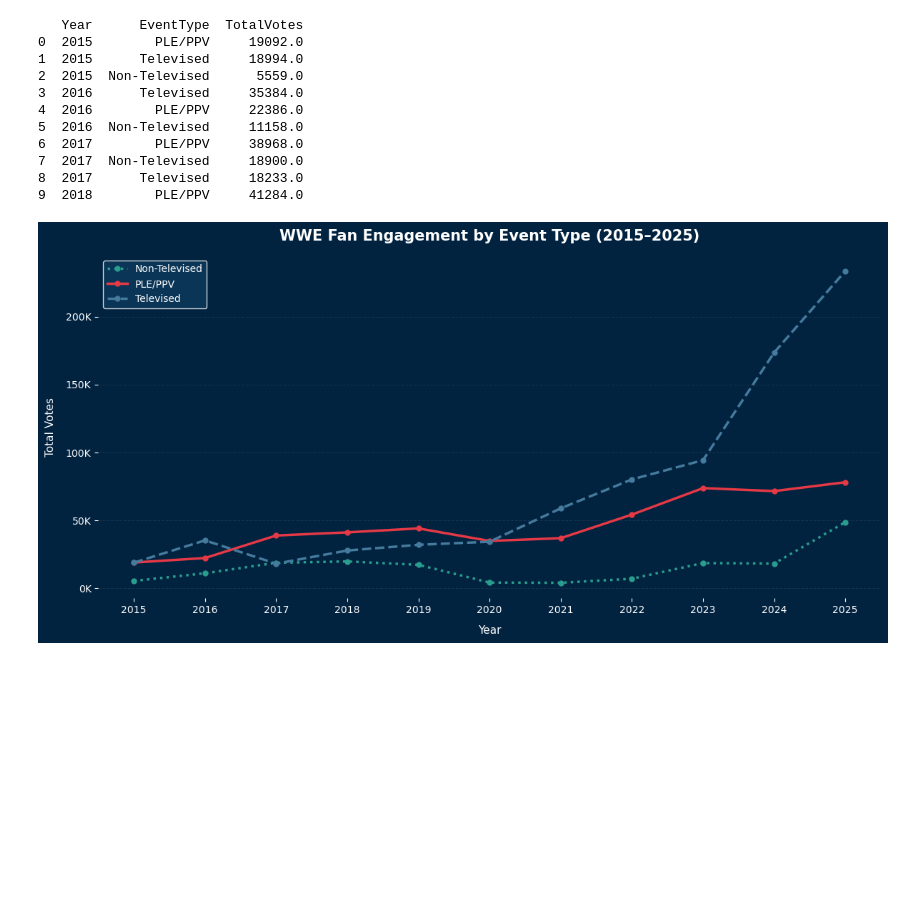
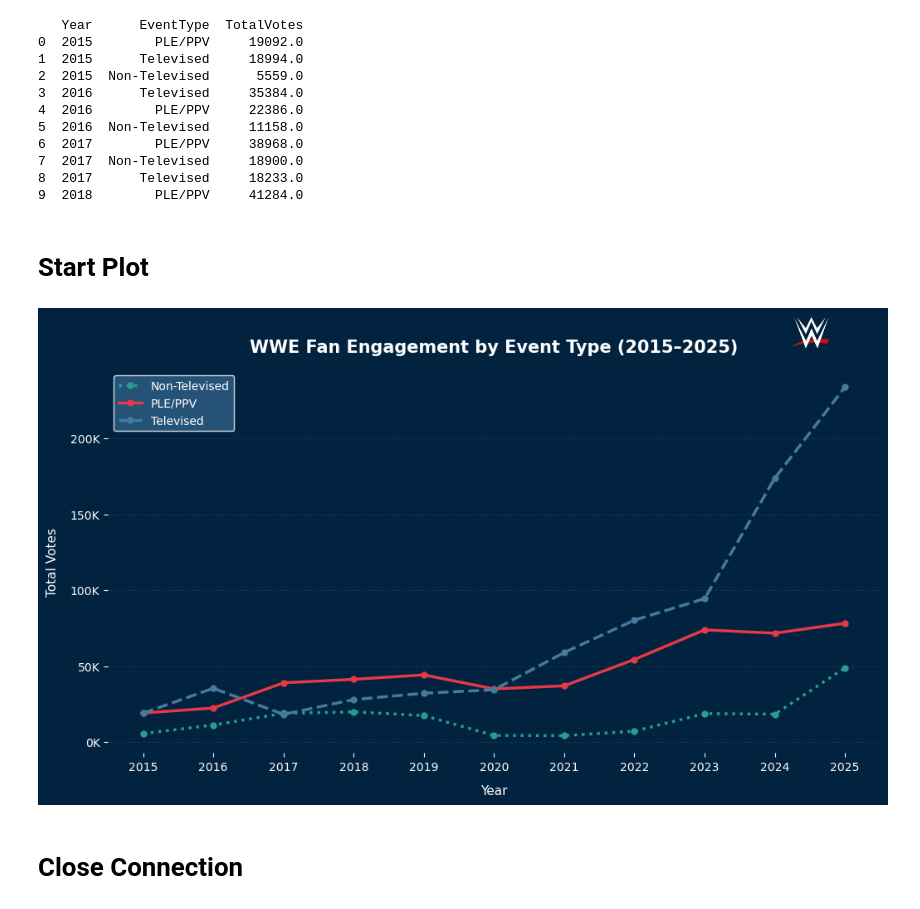
Before and after one commit to marietolteca00/WWE-database, a Jupyter notebook: notebooks/wwe_viewship.ipynb, the cells around one changed output. Saved outputs shown, nothing was run; the diff lists cells and outputs as text; code cells hidden in the pictures; blank space fills up the shorter version.

Commit message:
File path more logo was change fix on all notebooks

```diff
--- a/notebooks/wwe_viewship.ipynb
+++ b/notebooks/wwe_viewship.ipynb
@@ -58,9 +51,9 @@ print(df.head(10))
 7  2017  Non-Televised     18900.0
 8  2017      Televised     18233.0
 9  2018        PLE/PPV     41284.0
+# %% [markdown]
+# Start Plot
 # %%
-import matplotlib.pyplot as plt
-import matplotlib.ticker as mticker
 
 colors = {"PLE/PPV": "#e63946", "Televised": "#457b9d", "Non-Televised": "#2a9d8f"}
 linestyles = {"PLE/PPV": "-", "Televised": "--", "Non-Televised": ":"}
@@ -68,33 +61,43 @@ bg_color = "#022340"
 
 fig, ax = plt.subplots(figsize=(12, 6))
 fig.patch.set_facecolor(bg_color)
 ax.set_facecolor(bg_color)
 
 for etype, group in df.groupby("EventType"):
     group = group.sort_values("Year")
     ax.plot(group["Year"], group["TotalVotes"],
             label=etype,
             color=colors[etype],
             linestyle=linestyles[etype],
             linewidth=2.5,
             marker="o",
             markersize=5)
 
 ax.yaxis.set_major_formatter(mticker.FuncFormatter(lambda x, _: f"{int(x/1000)}K"))
 ax.set_xlabel("Year", color="white", fontsize=11, labelpad=10)
 ax.set_ylabel("Total Votes", color="white", fontsize=11, labelpad=10)
 ax.set_title("WWE Fan Engagement by Event Type (2015–2025)",
              color="white", fontsize=15, fontweight="bold", pad=15)
 
 ax.tick_params(colors="white")
 ax.spines[["top", "right", "left", "bottom"]].set_visible(False)
 ax.grid(axis="y", color="white", alpha=0.08, linestyle="--")
 ax.set_xticks(df["Year"].unique())
 
-ax.legend(facecolor="#0d3a5c", labelcolor="white", edgecolor="white",
+ax.legend(facecolor="#2e5f85", labelcolor="white", edgecolor="white",
           fontsize=10, framealpha=0.8)
 
-plt.tight_layout()
+# Add LOGO
+logo = imread('../images/WWE-logo.png')
+logo_ax = fig.add_axes([0.80, 0.02, 0.06, 1.87])  # [left, bottom, width, height]
+logo_ax.imshow(logo)
+logo_ax.axis("off")
+
+# Save Plot
+plt.savefig('../images/WWE_fan_engagement.png', dpi=150)
+
 plt.show()
 # %% [output]
-[figure, old version]
+[figure, new version]
+# %% [markdown]
+# Close Connection
```
Also changed, not shown: parts of 8 cells of this notebook, 6 other files.
